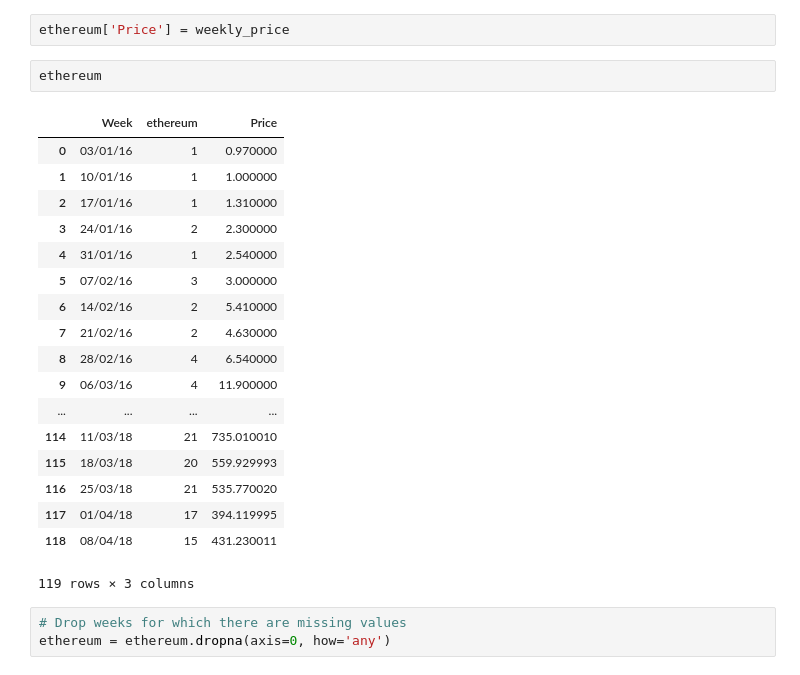
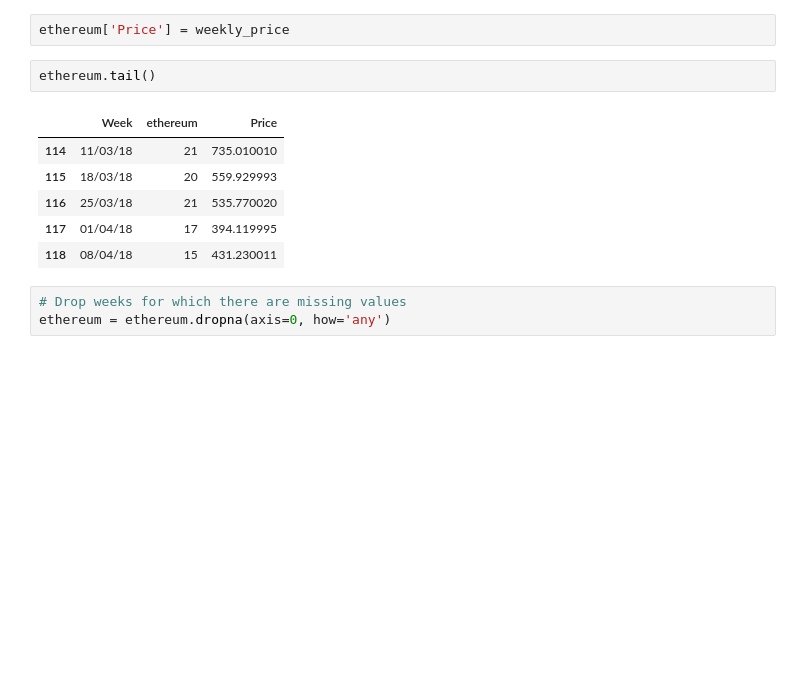
Before and after one commit to nmasamba/machine_learning_algorithms, a Jupyter notebook: hyperparameter_optimisation/hyperparameter_optimization_eth.ipynb, the cells around one changed output. Cells and saved outputs as stored; diff of their text form; blank space fills up the shorter version.

```diff
--- a/hyperparameter_optimisation/hyperparameter_optimization_eth.ipynb
+++ b/hyperparameter_optimisation/hyperparameter_optimization_eth.ipynb
@@ -39,26 +39,14 @@ for week in ethereum['Week']:
 # %%
 ethereum['Price'] = weekly_price
 # %%
-ethereum
+ethereum.tail()
 # %% [output]
 |  | Week | ethereum | Price |
-| 0 | 03/01/16 | 1 | 0.970000 |
-| 1 | 10/01/16 | 1 | 1.000000 |
-| 2 | 17/01/16 | 1 | 1.310000 |
-| 3 | 24/01/16 | 2 | 2.300000 |
-| 4 | 31/01/16 | 1 | 2.540000 |
-| 5 | 07/02/16 | 3 | 3.000000 |
-| 6 | 14/02/16 | 2 | 5.410000 |
-| 7 | 21/02/16 | 2 | 4.630000 |
-| 8 | 28/02/16 | 4 | 6.540000 |
-| 9 | 06/03/16 | 4 | 11.900000 |
-| ... | ... | ... | ... |
 | 114 | 11/03/18 | 21 | 735.010010 |
 | 115 | 18/03/18 | 20 | 559.929993 |
 | 116 | 25/03/18 | 21 | 535.770020 |
 | 117 | 01/04/18 | 17 | 394.119995 |
 | 118 | 08/04/18 | 15 | 431.230011 |
-119 rows × 3 columns
 # %%
 # Drop weeks for which there are missing values
 ethereum = ethereum.dropna(axis=0, how='any')
```
Also changed, not shown: parts of 8 cells of this notebook.
